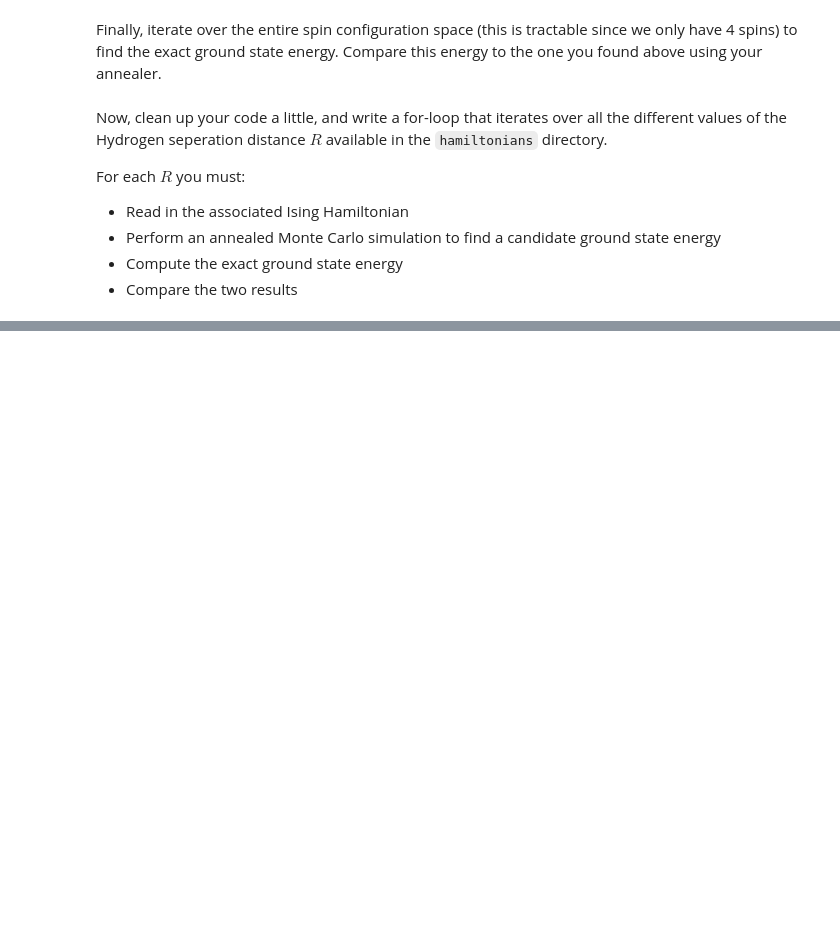
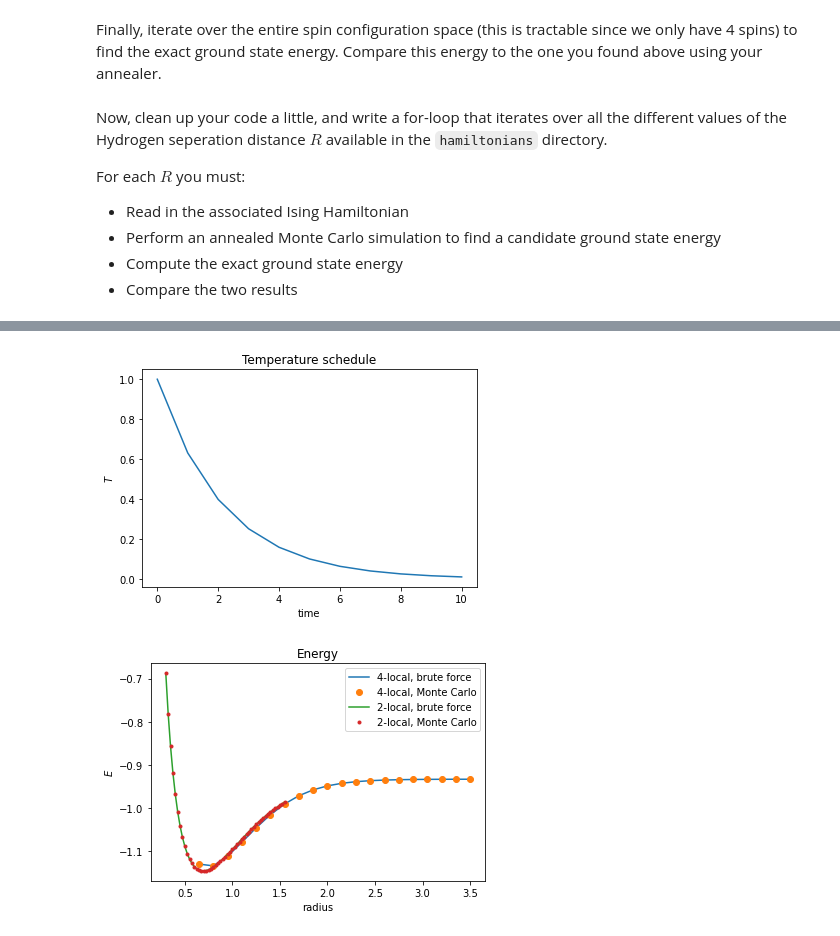
Before and after one commit to MelkoCollective/CDL_2020, a Jupyter notebook: Project_4_Ising_Annealer/Task_3.ipynb, the cells around one changed output, grey strips where cells are left out. Cells and saved outputs as stored; diff of their text form; code cells hidden in the pictures; blank space fills up the shorter version.

```diff
--- a/Project_4_Ising_Annealer/Task_3.ipynb
+++ b/Project_4_Ising_Annealer/Task_3.ipynb
@@ -267,0 +281,35 @@ Radii: [0.65, 0.8, 0.95, 1.1, 1.25, 1.4, 1.55, 1.7, 1.85, 2.0, 2.15, 2.3, 2.45,
+# %%
+T = create_fixed_schedule(10, T_i=1, T_f=0.01, form='exp')
+
+bf_mins_2 = []
+mc_mins_2 = []
+
+for R in Rs_2:
+    q_values = H2.get_qubo_coeffs(R)
+    # ising coeffs {'a': c_a, 'b': c_a}, {('a', 'b'): c_b}
+    h = np.array([q_values['c_a'], q_values['c_a']])
+    J = np.array([[0, q_values['c_b']], [0, 0]])
+    coeffs_dct = {1: h, 2: J}
+    ising = GeneralizedIsingModel(2, coeffs_dct)
+    _, bf_min_spins = get_bf_min(ising, return_config=True)
+    bf_min = H2.get_energy_from_ising_spins(R, *bf_min_spins)
+    bf_mins_2.append(bf_min)
+    run_mc(ising, len(T), T)
+    mc_mins_2.append(H2.get_energy_from_ising_spins(R, *ising.spins))
+
+# map Rs_2 to half width to match with RsAs
+Rs_2 = list(map(lambda x: x/2, Rs_2))
+
+# plotting
+plt.plot(Rs, bf_mins)
+plt.plot(Rs, mc_mins, 'o')
+plt.plot(Rs_2, bf_mins_2)
+plt.plot(Rs_2, mc_mins_2, '.')
+plt.title("Energy")
+plt.ylabel("$E$")
+plt.xlabel("radius");
+plt.legend(['4-local, brute force', '4-local, Monte Carlo', '2-local, brute force', '2-local, Monte Carlo'])
+plt.show()
+# %% [output]
+[figure, added]
+[figure, added]
```
Also changed, not shown: parts of 5 cells of this notebook, 2 other files.
